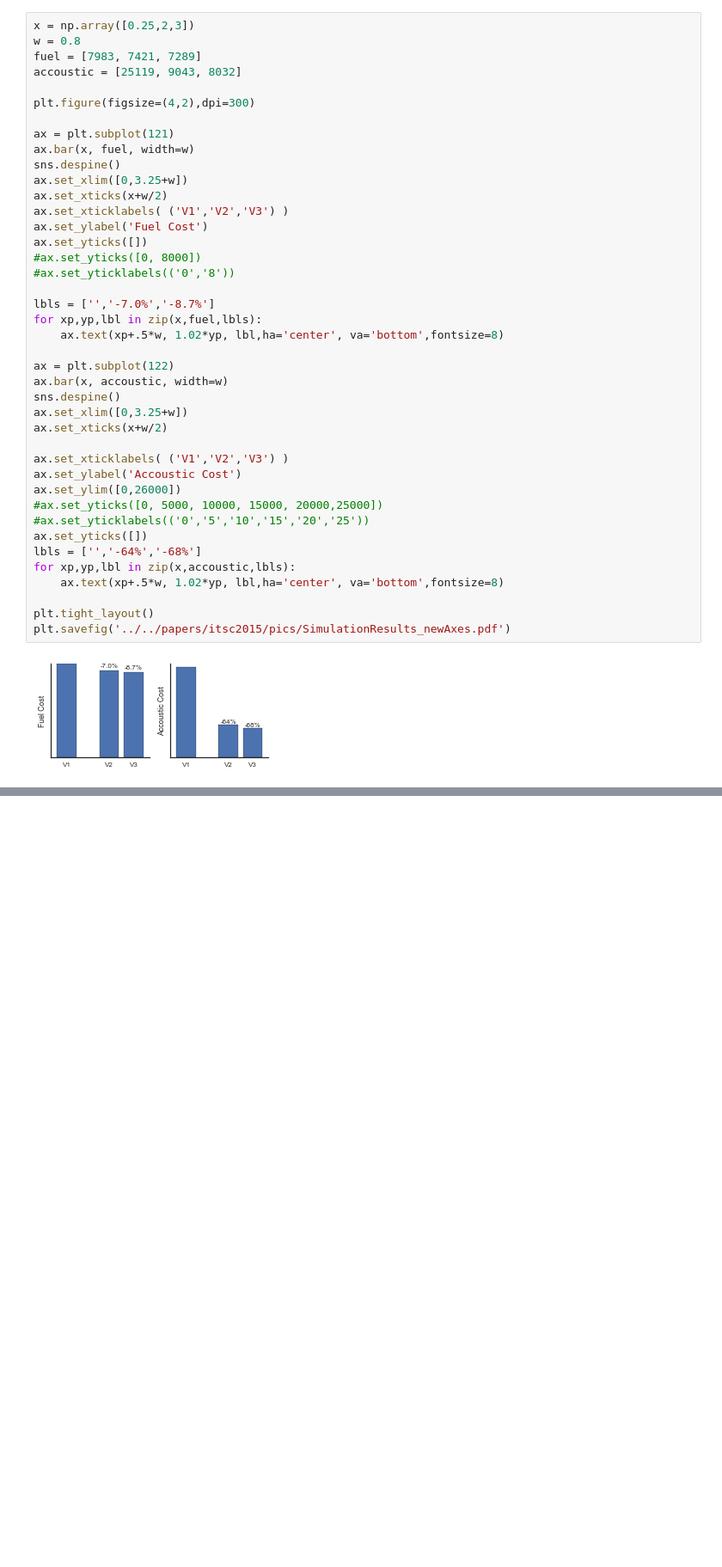
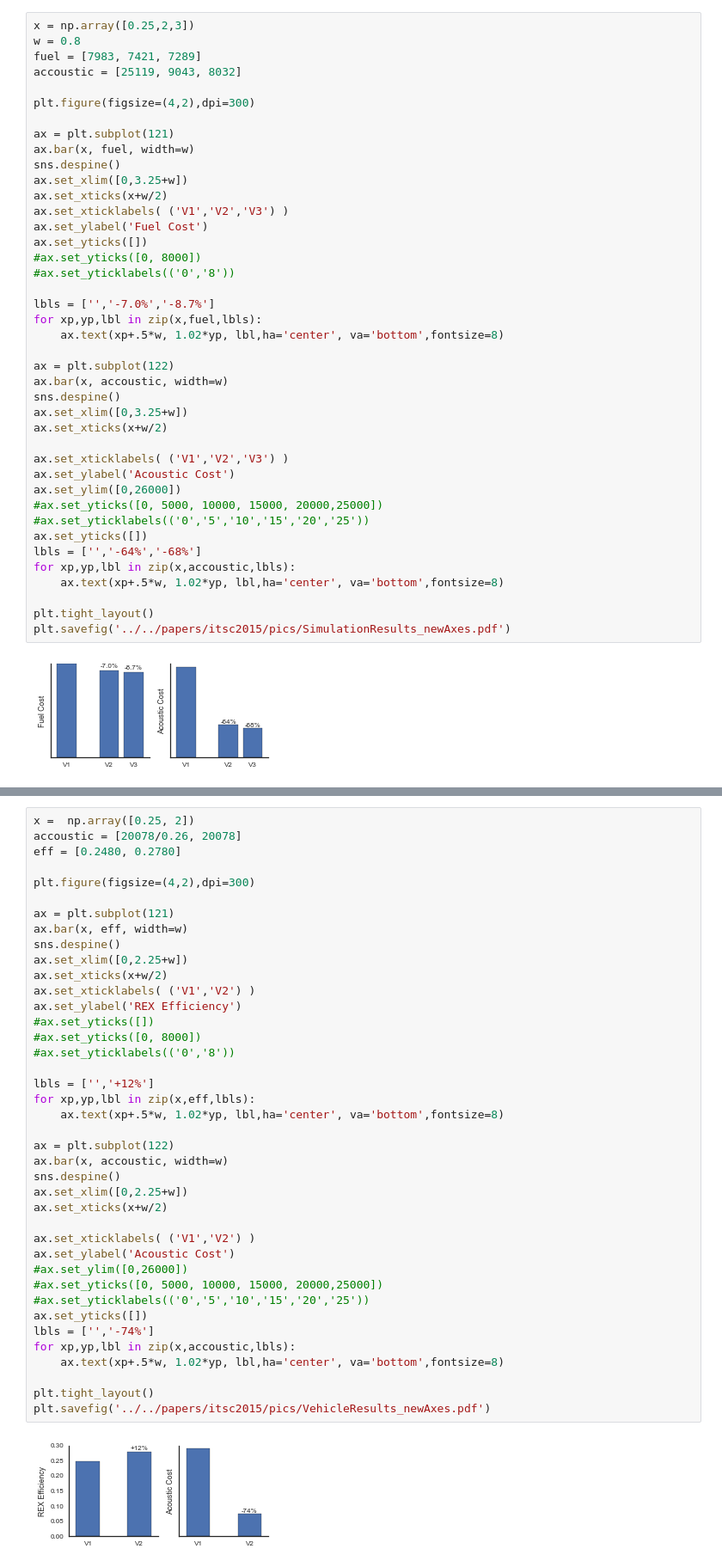
Before and after one commit to astyler/scratch, a Jupyter notebook: ITSC2015 Figures.ipynb, the cells around one changed output, grey strips where cells are left out. Shown: that part at 86% size. Saved outputs shown, nothing was run; the diff lists cells and outputs as text; blank space fills up the shorter version.

Commit message:
figures for itsc paper

```diff
--- a/ITSC2015 Figures.ipynb
+++ b/ITSC2015 Figures.ipynb
@@ -92,7 +92,7 @@ ax.set_xlim([0,3.25+w])
 ax.set_xticks(x+w/2)
 
 ax.set_xticklabels( ('V1','V2','V3') )
-ax.set_ylabel('Accoustic Cost')
+ax.set_ylabel('Acoustic Cost')
 ax.set_ylim([0,26000])
 #ax.set_yticks([0, 5000, 10000, 15000, 20000,25000])
 #ax.set_yticklabels(('0','5','10','15','20','25'))
@@ -128,0 +108,42 @@ data2 = pd.DataFrame({'V1':[25119],'V2':[9043],'V3':[8032]})
+# %%
+x =  np.array([0.25, 2])
+accoustic = [20078/0.26, 20078]
+eff = [0.2480, 0.2780]
+
+plt.figure(figsize=(4,2),dpi=300)
+
+ax = plt.subplot(121)
+ax.bar(x, eff, width=w)
+sns.despine()
+ax.set_xlim([0,2.25+w])
+ax.set_xticks(x+w/2)
+ax.set_xticklabels( ('V1','V2') )
+ax.set_ylabel('REX Efficiency')
+#ax.set_yticks([])
+#ax.set_yticks([0, 8000])
+#ax.set_yticklabels(('0','8'))
+
+lbls = ['','+12%']
+for xp,yp,lbl in zip(x,eff,lbls):
+    ax.text(xp+.5*w, 1.02*yp, lbl,ha='center', va='bottom',fontsize=8)
+
+ax = plt.subplot(122)
+ax.bar(x, accoustic, width=w)
+sns.despine()
+ax.set_xlim([0,2.25+w])
+ax.set_xticks(x+w/2)
+
+ax.set_xticklabels( ('V1','V2') )
+ax.set_ylabel('Acoustic Cost')
+#ax.set_ylim([0,26000])
+#ax.set_yticks([0, 5000, 10000, 15000, 20000,25000])
+#ax.set_yticklabels(('0','5','10','15','20','25'))
+ax.set_yticks([])
+lbls = ['','-74%']
+for xp,yp,lbl in zip(x,accoustic,lbls):
+    ax.text(xp+.5*w, 1.02*yp, lbl,ha='center', va='bottom',fontsize=8)
+
+plt.tight_layout()
+plt.savefig('../../papers/itsc2015/pics/VehicleResults_newAxes.pdf')
+# %% [output]
+[figure, added]
```
Also changed, not shown: parts of 5 cells of this notebook.
